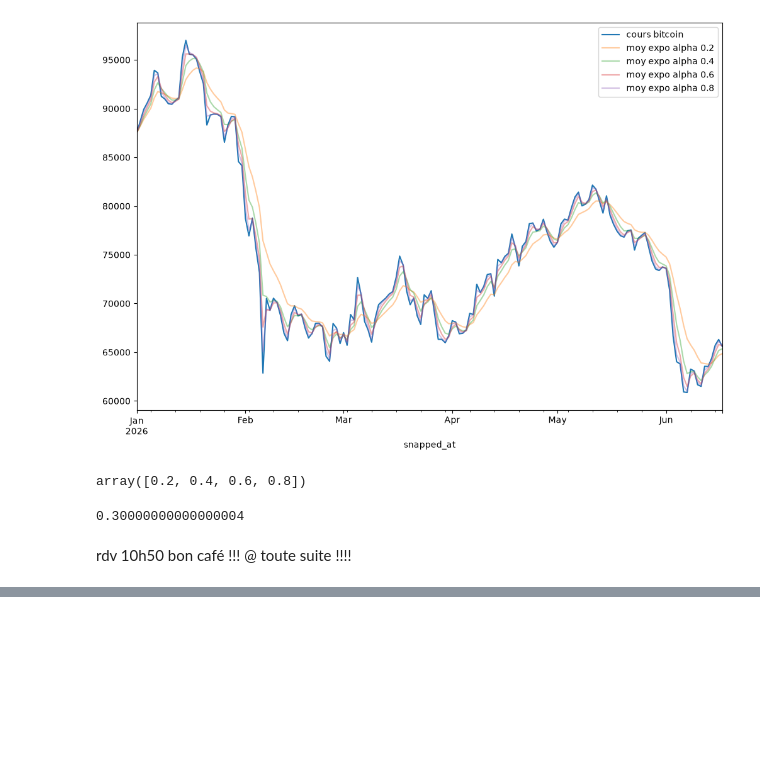
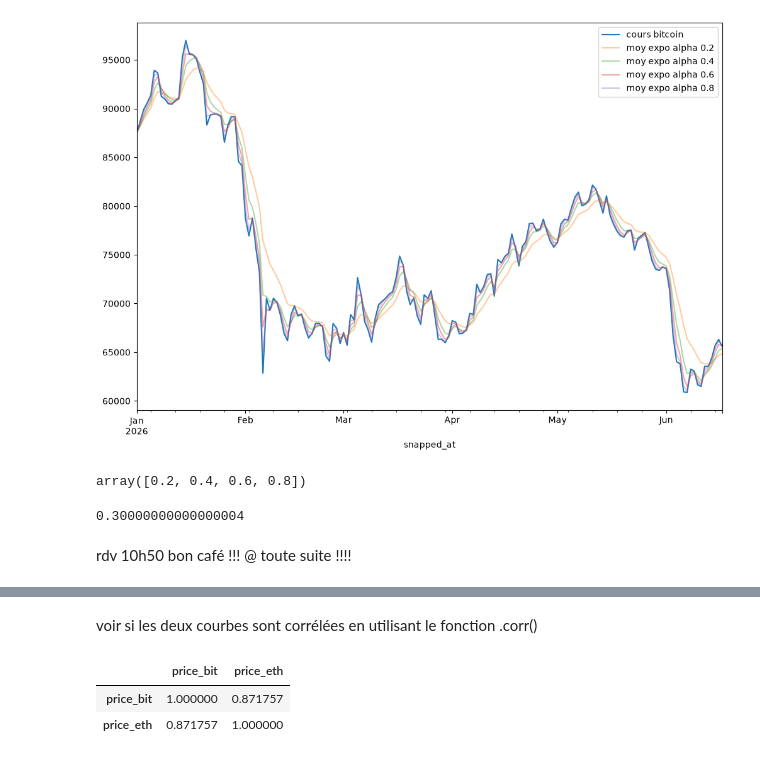
Before and after one commit to webdevproformation/m2-iot-juin2026, a Jupyter notebook: jour04/01-temporel.ipynb, the cells around one changed output, grey strips where cells are left out. Drawn from its saved outputs; the diff is of its cells as text; code cells hidden in the pictures; blank space fills up the shorter version.

```diff
--- a/jour04/01-temporel.ipynb
+++ b/jour04/01-temporel.ipynb
@@ -197,0 +199,10 @@ bit_eth
+# %% [markdown]
+voir si les deux courbes sont corrélées en utilisant le fonction .corr()
+# %%
+bit_eth[[ "price_bit" , "price_eth" ]].corr()
+# le bitcoin et l etherium se suivent à 87%
+# l'évolution de l'un permet de savoir l'evolution de l'autre !!!
+# %% [output]
+|  | price_bit | price_eth |
+| price_bit | 1.000000 | 0.871757 |
+| price_eth | 0.871757 | 1.000000 |
```
Also changed, not shown: parts of 3 cells of this notebook, 1 other file.
